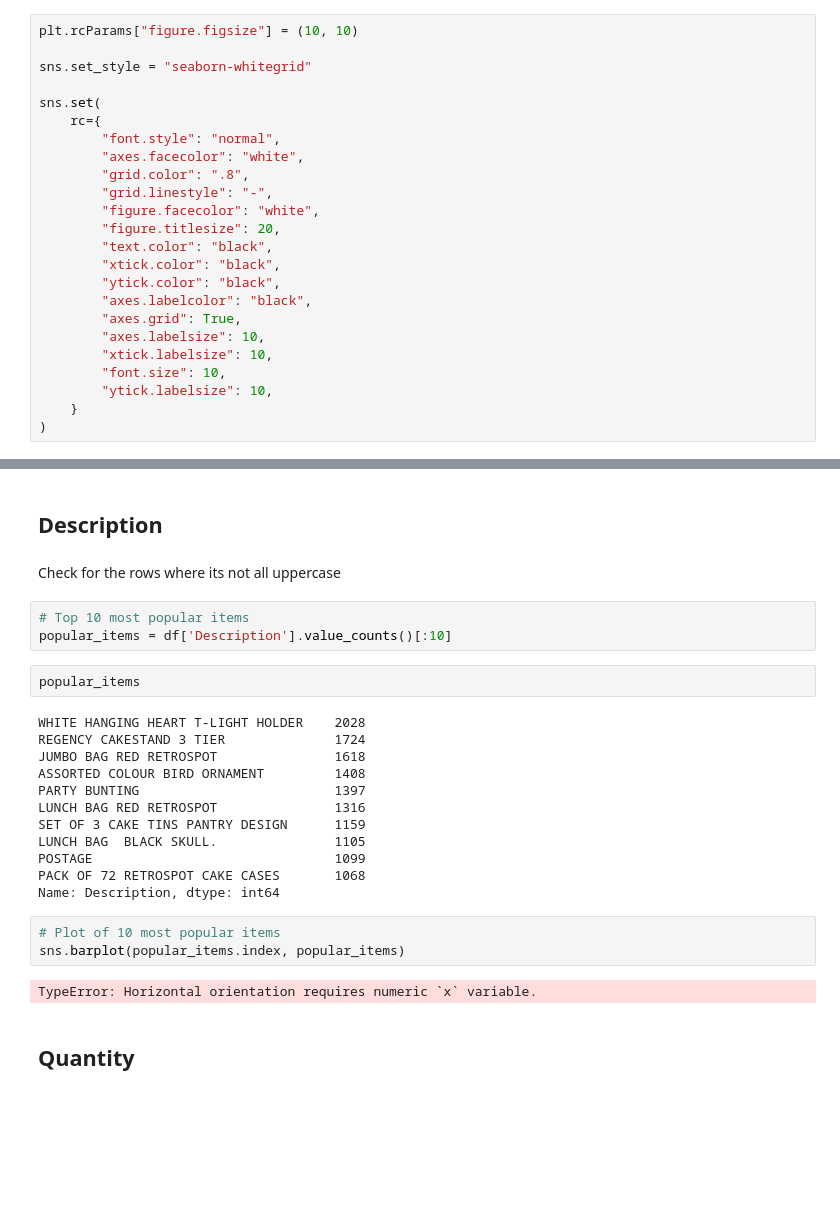
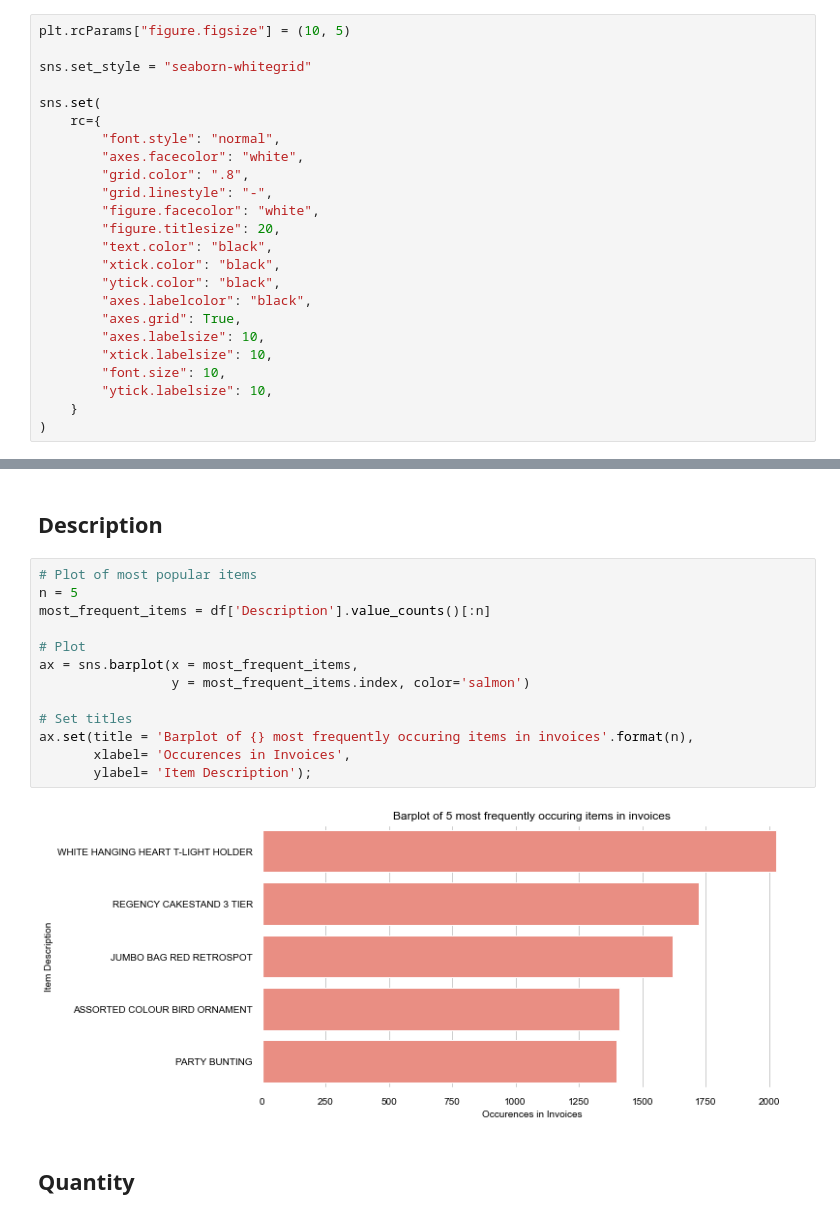
Before and after one commit to AdamBlomfield/customer_segmentation_via_cluster_analysis, a Jupyter notebook: notebooks/02_Data_Exploration.ipynb, the cells around one changed output, grey strips where cells are left out. Saved outputs shown, nothing was run; the diff lists cells and outputs as text; blank space fills up the shorter version.

Commit message:
finished exploring 'Description', 'Quantity', 'InvoiceDate',        'UnitPrice'

```diff
--- a/notebooks/02_Data_Exploration.ipynb
+++ b/notebooks/02_Data_Exploration.ipynb
@@ -17,7 +17,7 @@ import seaborn as sns
 # %% [markdown]
 Set Seaborn Parameters
 # %%
-plt.rcParams["figure.figsize"] = (10, 10)
+plt.rcParams["figure.figsize"] = (10, 5)
 
 sns.set_style = "seaborn-whitegrid"
 
@@ -186,29 +187,20 @@ df[df['StockCode'].str.len() < 2].head(3)
 | 6798 | 536981 | M | Manual | 2 | 2010-12-03 14:26:00 | 0.85 | 14723.0 | United Kingdom |
 # %% [markdown]
 ## Description
-# %% [markdown]
-Check for the rows where its not all uppercase
-# %%
-# Top 10 most popular items
-popular_items = df['Description'].value_counts()[:10]
-# %%
-popular_items
-# %% [output]
-WHITE HANGING HEART T-LIGHT HOLDER    2028
-REGENCY CAKESTAND 3 TIER              1724
-JUMBO BAG RED RETROSPOT               1618
-ASSORTED COLOUR BIRD ORNAMENT         1408
-PARTY BUNTING                         1397
-LUNCH BAG RED RETROSPOT               1316
-SET OF 3 CAKE TINS PANTRY DESIGN      1159
-LUNCH BAG  BLACK SKULL.               1105
-POSTAGE                               1099
-PACK OF 72 RETROSPOT CAKE CASES       1068
-Name: Description, dtype: int64
-# %%
-# Plot of 10 most popular items
-sns.barplot(popular_items.index, popular_items)
-# %% [output]
-TypeError: Horizontal orientation requires numeric `x` variable.
+# %%
+# Plot of most popular items
+n = 5
+most_frequent_items = df['Description'].value_counts()[:n]
+
+# Plot
+ax = sns.barplot(x = most_frequent_items,
+                 y = most_frequent_items.index, color='salmon')
+
+# Set titles
+ax.set(title = 'Barplot of {} most frequently occuring items in invoices'.format(n),
+       xlabel= 'Occurences in Invoices',
+       ylabel= 'Item Description');
+# %% [output]
+[figure, added]
 # %% [markdown]
 ## Quantity
```
Also changed, not shown: parts of 20 cells of this notebook, 1 other file.
